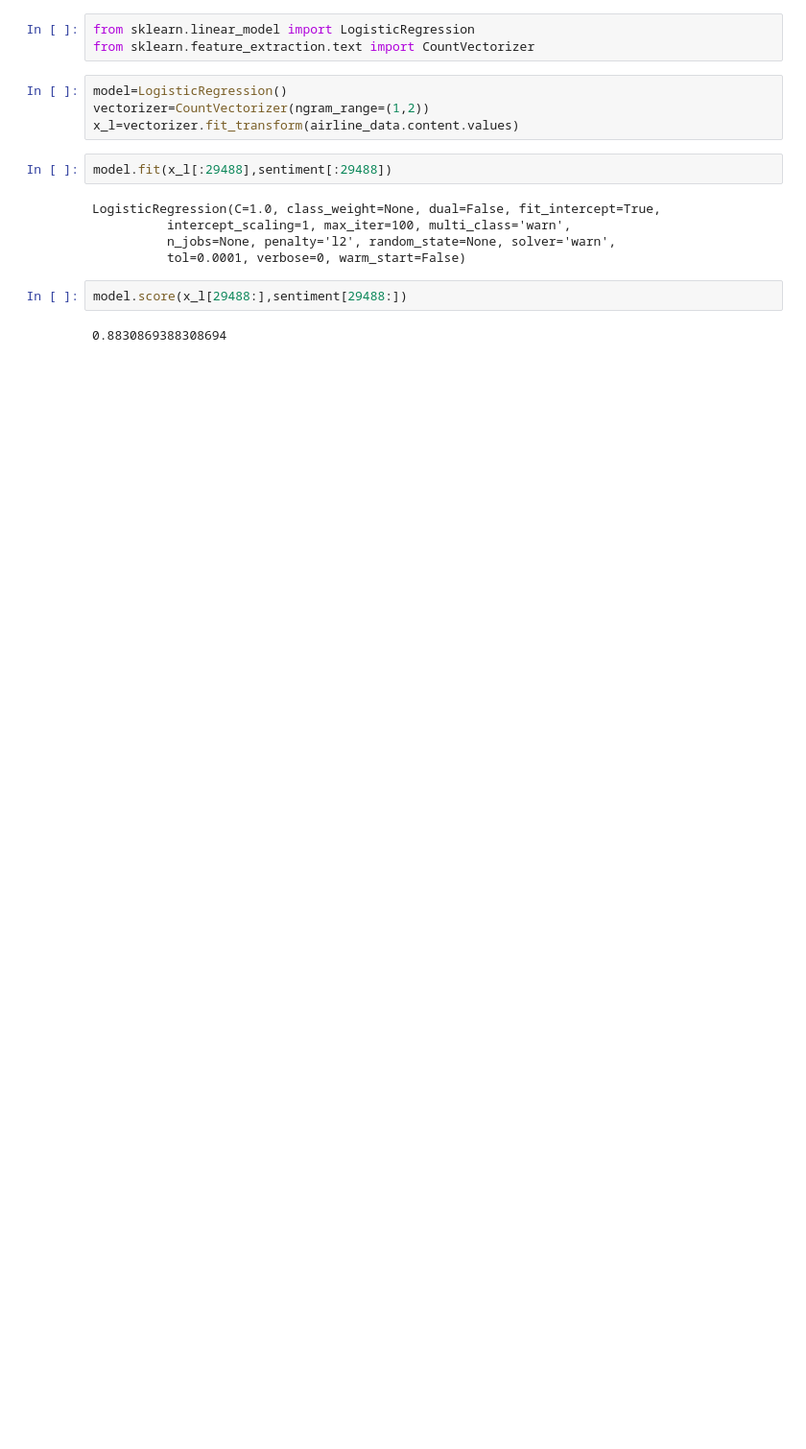
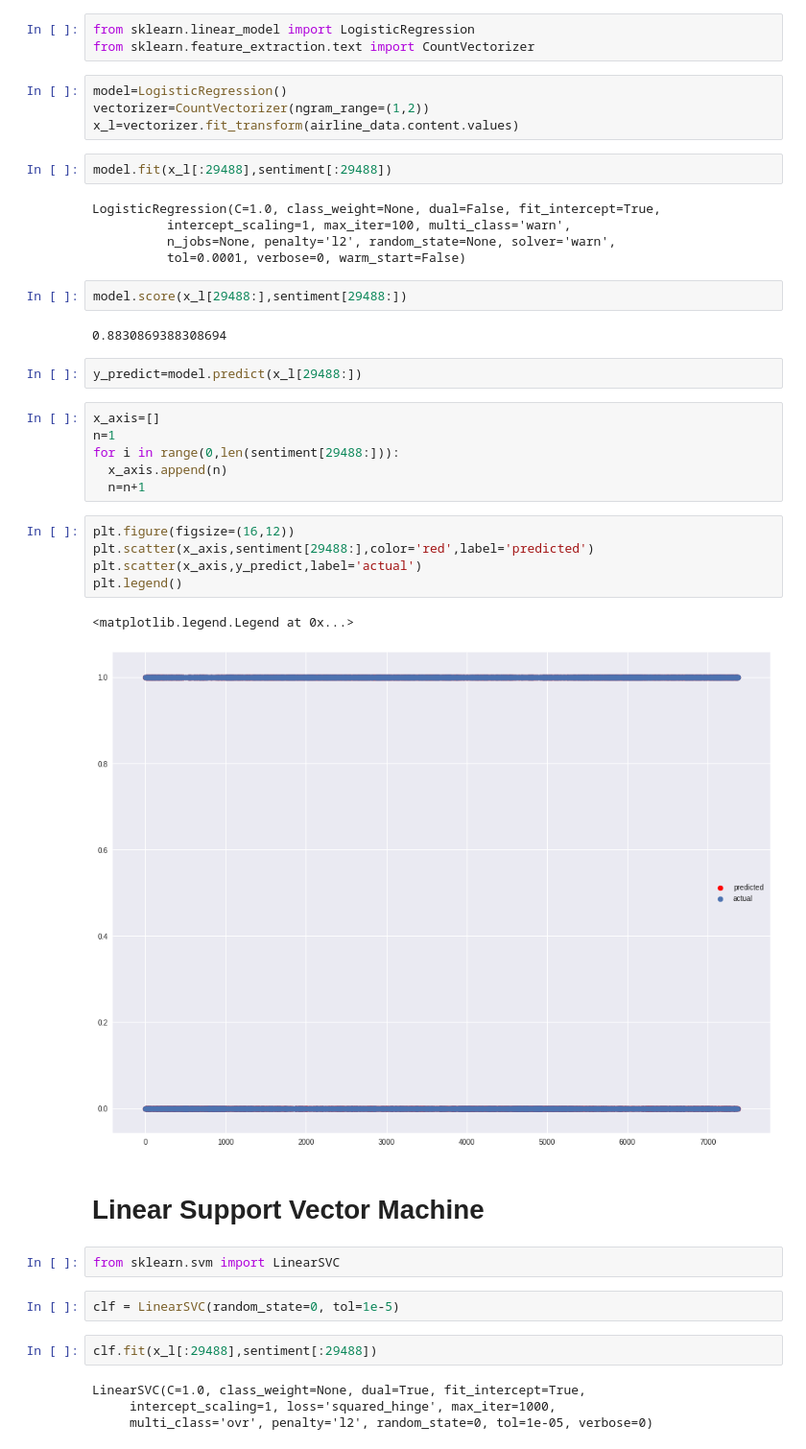
Before and after one commit to vkunal1996/Airport-Reviews-Analysis, a Jupyter notebook: Airline_Quality_Service.ipynb, the cells around one changed output. Shown at 96% size. Drawn from its saved outputs; the diff is of its cells as text; blank space fills up the shorter version.

```diff
--- a/Airline_Quality_Service.ipynb
+++ b/Airline_Quality_Service.ipynb
@@ -162,3 +183,31 @@ LogisticRegression(C=1.0, class_weight=None, dual=False, fit_intercept=True,
 model.score(x_l[29488:],sentiment[29488:])
 # %% [output]
 0.8830869388308694
+# %%
+y_predict=model.predict(x_l[29488:])
+# %%
+x_axis=[]
+n=1
+for i in range(0,len(sentiment[29488:])):
+  x_axis.append(n)
+  n=n+1
+# %%
+plt.figure(figsize=(16,12))
+plt.scatter(x_axis,sentiment[29488:],color='red',label='predicted')
+plt.scatter(x_axis,y_predict,label='actual')
+plt.legend()
+# %% [output]
+<matplotlib.legend.Legend at 0x...>
+[figure, added]
+# %% [markdown]
+# **Linear Support Vector Machine**
+# %%
+from sklearn.svm import LinearSVC
+# %%
+clf = LinearSVC(random_state=0, tol=1e-5)
+# %%
+clf.fit(x_l[:29488],sentiment[:29488])
+# %% [output]
+LinearSVC(C=1.0, class_weight=None, dual=True, fit_intercept=True,
+     intercept_scaling=1, loss='squared_hinge', max_iter=1000,
+     multi_class='ovr', penalty='l2', random_state=0, tol=1e-05, verbose=0)
```
Also changed, not shown: parts of 3 cells of this notebook.
